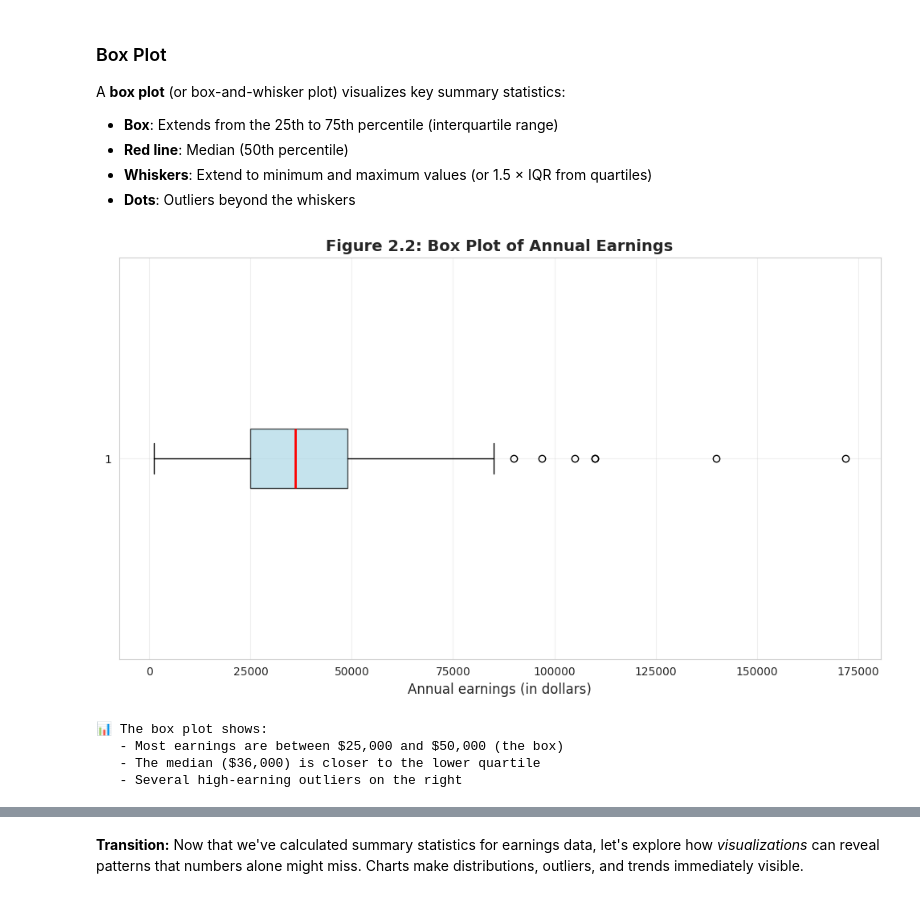
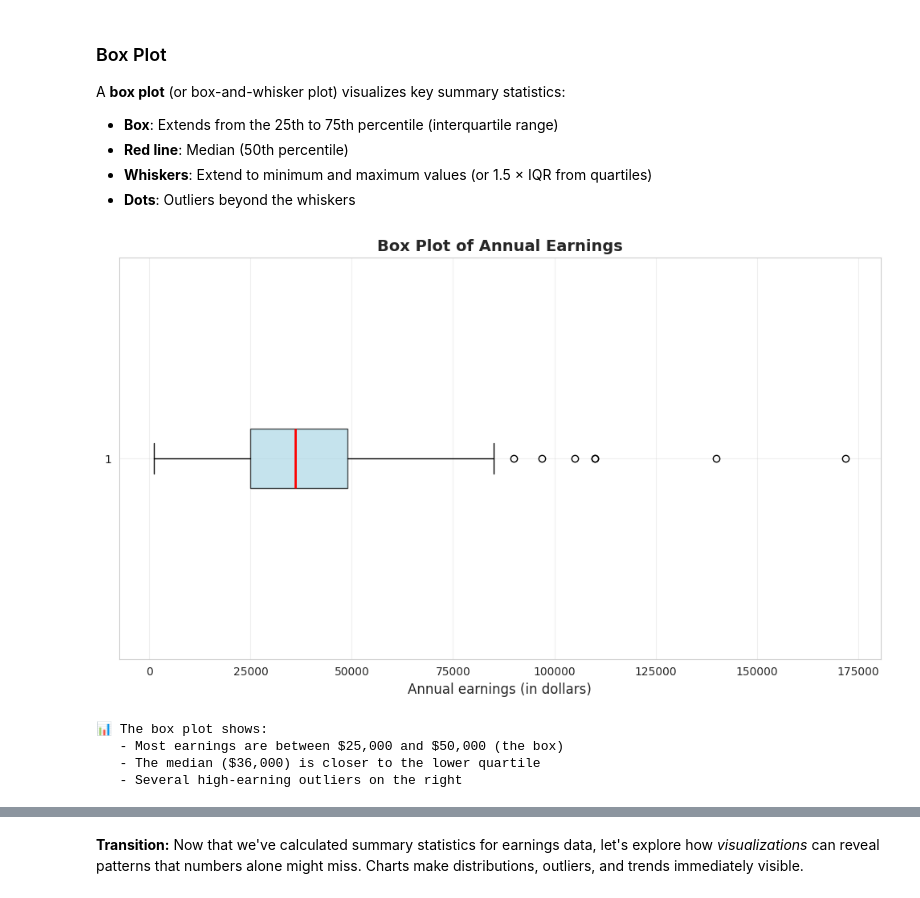
Before and after one commit to quarcs-lab/metricsai, a Jupyter notebook: notebooks_colab/ch02_Univariate_Data_Summary.ipynb, the cells around one changed output, grey strips where cells are left out. Saved outputs shown, nothing was run; the diff lists cells and outputs as text; code cells hidden in the pictures.

```diff
--- a/notebooks_colab/ch02_Univariate_Data_Summary.ipynb
+++ b/notebooks_colab/ch02_Univariate_Data_Summary.ipynb
@@ -251,22 +250,22 @@ A **box plot** (or box-and-whisker plot) visualizes key summary statistics:
 # %%
 # Create box plot of earnings
 fig, ax = plt.subplots(figsize=(10, 6))
 bp = ax.boxplot(earnings, vert=False, patch_artist=True,
                 boxprops=dict(facecolor='lightblue', alpha=0.7),
                 medianprops=dict(color='red', linewidth=2))
 ax.set_xlabel('Annual earnings (in dollars)', fontsize=12)
-ax.set_title('Figure 2.2: Box Plot of Annual Earnings', fontsize=14, fontweight='bold')
+ax.set_title('Box Plot of Annual Earnings', fontsize=14, fontweight='bold')
 ax.grid(True, alpha=0.3)
 
 plt.tight_layout()
 plt.show()
 
 print("\n📊 The box plot shows:")
 print("   - Most earnings are between $25,000 and $50,000 (the box)")
 print("   - The median ($36,000) is closer to the lower quartile")
 print("   - Several high-earning outliers on the right")
 # %% [output]
-[figure, old version]
+[figure, new version]
 📊 The box plot shows:
    - Most earnings are between $25,000 and $50,000 (the box)
    - The median ($36,000) is closer to the lower quartile
```
Also changed, not shown: parts of 24 cells of this notebook, 16 other files.
